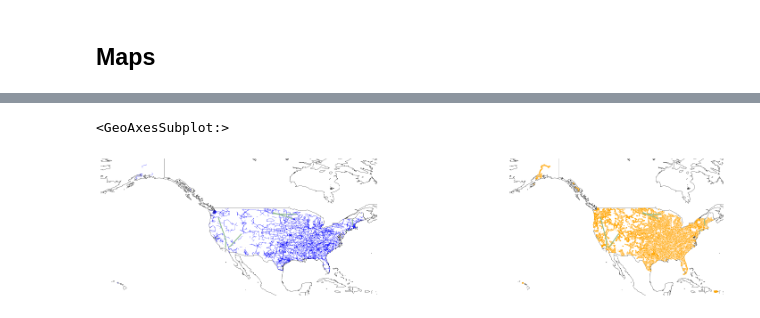
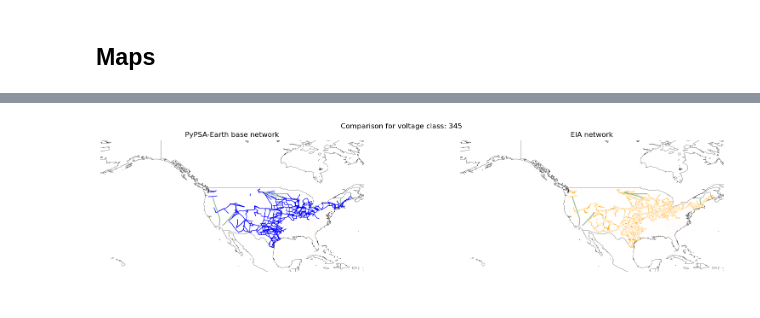
Before and after one commit to open-energy-transition/geothermal-modelling, a Jupyter notebook: analysis/notebooks/network_comparison.ipynb, the cells around one changed output, grey strips where cells are left out. Drawn from its saved outputs; the diff is of its cells as text; code cells hidden in the pictures.

Commit message:
update network_comparison - 3

```diff
--- a/analysis/notebooks/network_comparison.ipynb
+++ b/analysis/notebooks/network_comparison.ipynb
@@ -196,7 +196,3 @@ sbn.countplot(data=eia_base_network, x=eia_base_network["VOLT_CLASS"], color="or
 [figure]
 # %% [markdown]
 ## Maps
-# %%
-base_network_pypsa_earth.lines["line_width"] = 0.0
-base_network_pypsa_earth.lines.loc[base_network_pypsa_earth.lines["v_nom_class"] == "100-161", "line_width"] = 0.3
-base_network_pypsa_earth.plot(line_widths = base_network_pypsa_earth.lines["line_width"], bus_sizes = 0, line_colors = "blue")
@@ -209,8 +199,25 @@ base_network_pypsa_earth.plot(line_widths = base_network_pypsa_earth.lines["line
+# %%
+# Available voltage classes are:
+# Under 100
+# 100-161
+# 220-287
+# 345
+# 500
+# 735 And Above
+
+selected_voltage_class = "345"
 # %%
-fig, (ax1, ax2) = plt.subplots(nrows=1, ncols=2, subplot_kw={"projection":ccrs.PlateCarree(), "projection":ccrs.PlateCarree()}, figsize=(20, 4))
+base_network_pypsa_earth.lines["line_width"] = 0.0
+base_network_pypsa_earth.lines.loc[base_network_pypsa_earth.lines["v_nom_class"] == selected_class, "line_width"] = 1.0
+
+fig, (ax1, ax2) = plt.subplots(nrows=1, ncols=2, sharey=True, subplot_kw={"projection":ccrs.PlateCarree(), "projection":ccrs.PlateCarree()}, figsize=(20, 4))
 base_network_pypsa_earth.plot(line_widths = base_network_pypsa_earth.lines["line_width"], bus_sizes = 0, line_colors = "blue", ax=ax1)
 base_network_pypsa_earth.plot(line_widths = base_network_pypsa_earth.lines["line_width"], bus_sizes = 0, line_colors = "white", ax=ax2)
-eia_base_network.loc[eia_base_network["VOLT_CLASS"]=="100-161"].plot(ax=ax2, color="orange")
+eia_base_network.loc[eia_base_network["VOLT_CLASS"]==selected_voltage_class].plot(ax=ax2, color="orange")
+fig.suptitle("Comparison for voltage class: {}".format(selected_voltage_class))
+ax1.set_aspect('equal')
+ax1.title.set_text("PyPSA-Earth base network")
+ax2.set_aspect("equal")
+ax2.title.set_text("EIA network")
 # %% [output]
-<GeoAxesSubplot:>
-[figure, old version]
+[figure, new version]
```
Also changed, not shown: parts of 1 cell of this notebook.
